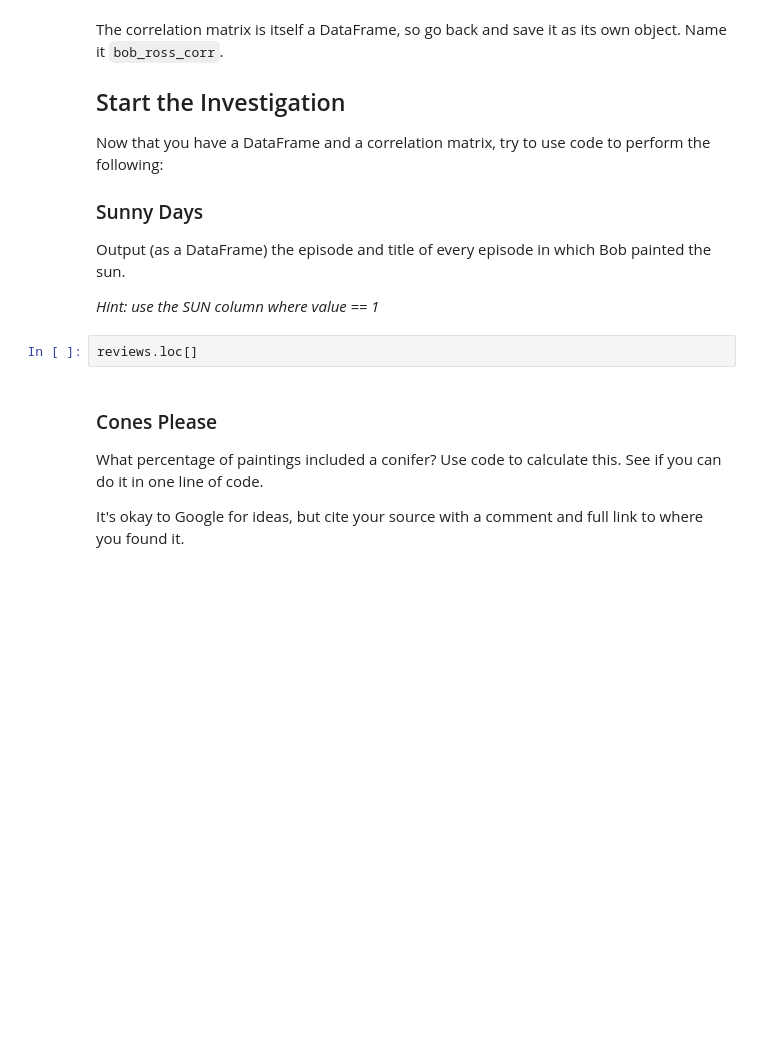
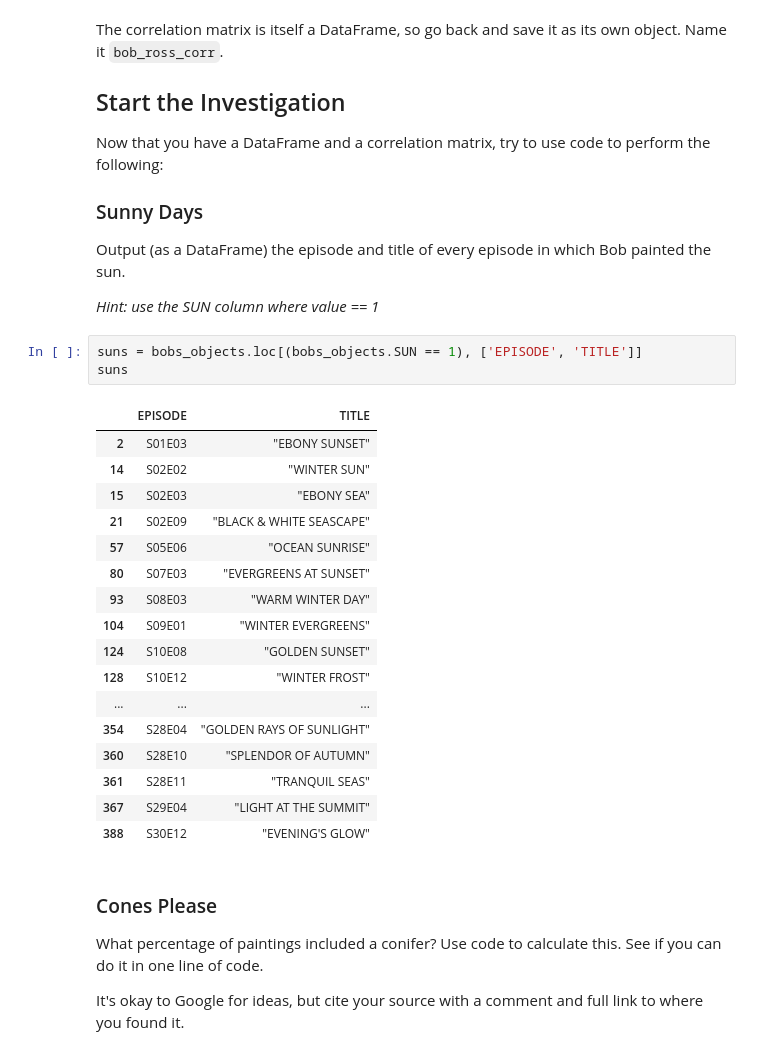
Before and after one commit to aemerson2024/data-science-2022F, a Jupyter notebook: unit2/Assignment 2.5 - Bob Ross - Blank.ipynb, the cells around one changed output. Cells and saved outputs as stored; diff of their text form; blank space fills up the shorter version.

```diff
--- a/unit2/Assignment 2.5 - Bob Ross - Blank.ipynb
+++ b/unit2/Assignment 2.5 - Bob Ross - Blank.ipynb
@@ -95,7 +95,26 @@ Output (as a DataFrame) the episode and title of every episode in which Bob pain
 
 *Hint: use the SUN column where value == 1*
 # %%
-reviews.loc[]
+suns = bobs_objects.loc[(bobs_objects.SUN == 1), ['EPISODE', 'TITLE']]
+suns
+# %% [output]
+|  | EPISODE | TITLE |
+| 2 | S01E03 | "EBONY SUNSET" |
+| 14 | S02E02 | "WINTER SUN" |
+| 15 | S02E03 | "EBONY SEA" |
+| 21 | S02E09 | "BLACK & WHITE SEASCAPE" |
+| 57 | S05E06 | "OCEAN SUNRISE" |
+| 80 | S07E03 | "EVERGREENS AT SUNSET" |
+| 93 | S08E03 | "WARM WINTER DAY" |
+| 104 | S09E01 | "WINTER EVERGREENS" |
+| 124 | S10E08 | "GOLDEN SUNSET" |
+| 128 | S10E12 | "WINTER FROST" |
+| ... | ... | ... |
+| 354 | S28E04 | "GOLDEN RAYS OF SUNLIGHT" |
+| 360 | S28E10 | "SPLENDOR OF AUTUMN" |
+| 361 | S28E11 | "TRANQUIL SEAS" |
+| 367 | S29E04 | "LIGHT AT THE SUMMIT" |
+| 388 | S30E12 | "EVENING'S GLOW" |
 # %% [markdown]
 ### Cones Please
 
```
Also changed, not shown: parts of 3 cells of this notebook.
